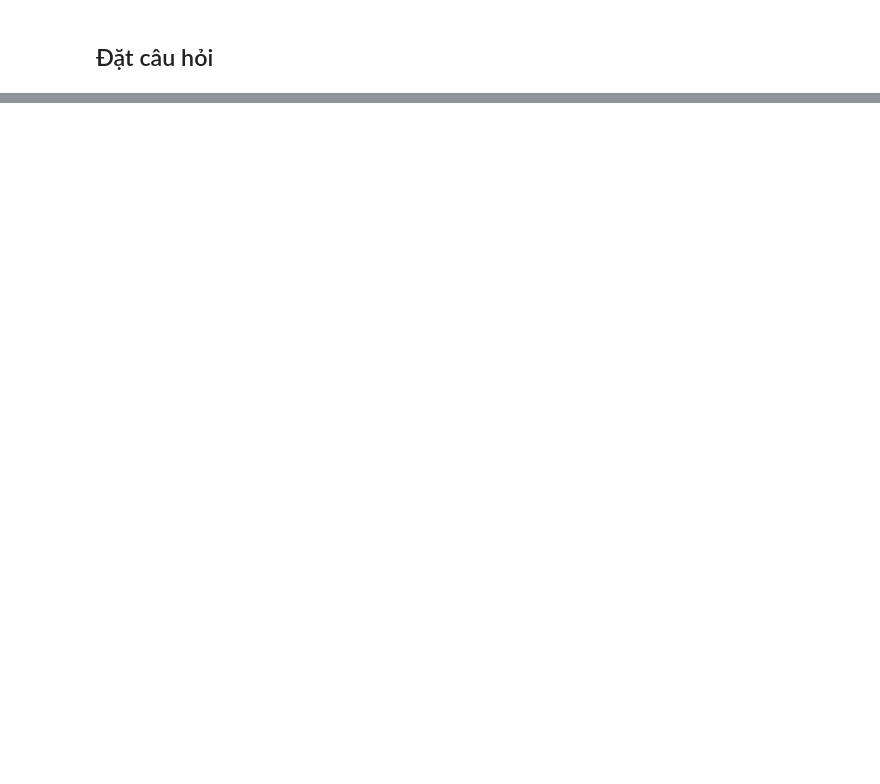
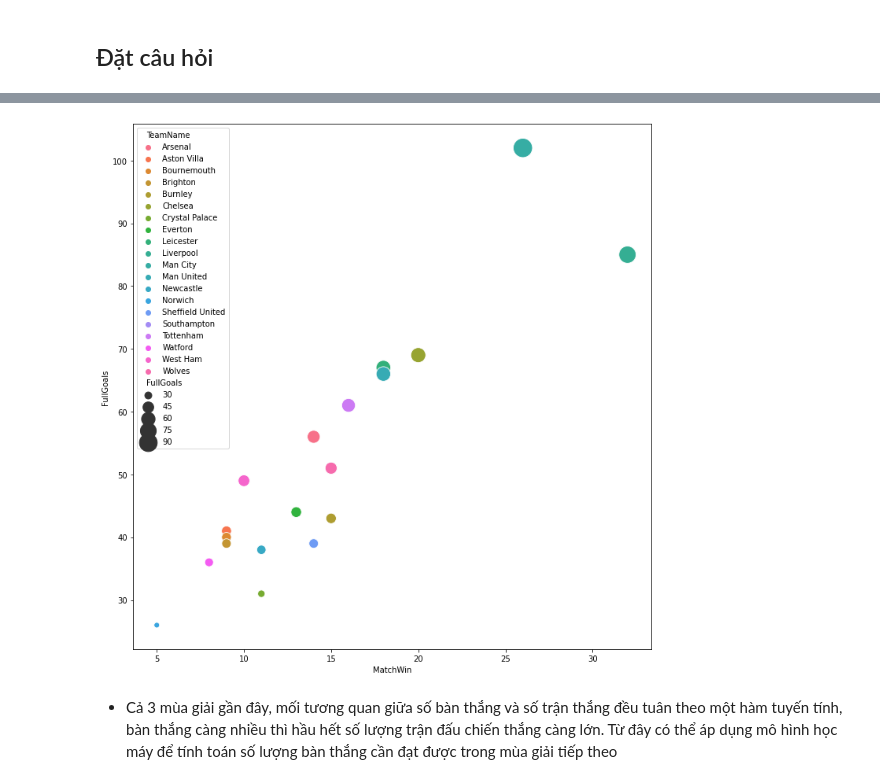
Before and after one commit to chopcolate/DataPrograming, a Jupyter notebook: Final_Project.ipynb, the cells around one changed output, grey strips where cells are left out. Saved outputs shown, nothing was run; the diff lists cells and outputs as text; code cells hidden in the pictures; blank space fills up the shorter version.

```diff
--- a/Final_Project.ipynb
+++ b/Final_Project.ipynb
@@ -160,0 +252,6 @@ Summary_df.head(10)
+# %%
+drawScatter(Summary_df[Summary_df['Season'] == '2019-20'])
+# %% [output]
+[figure, added]
+# %% [markdown]
+- Cả 3 mùa giải gần đây, mối tương quan giữa số bàn thắng và số trận thắng đều tuân theo một hàm tuyến tính, bàn thắng càng nhiều thì hầu hết số lượng trận đấu chiến thắng càng lớn. Từ đây có thể áp dụng mô hình học máy để tính toán số lượng bàn thắng cần đạt được trong mùa giải tiếp theo
```
Also changed, not shown: parts of 21 cells of this notebook.
